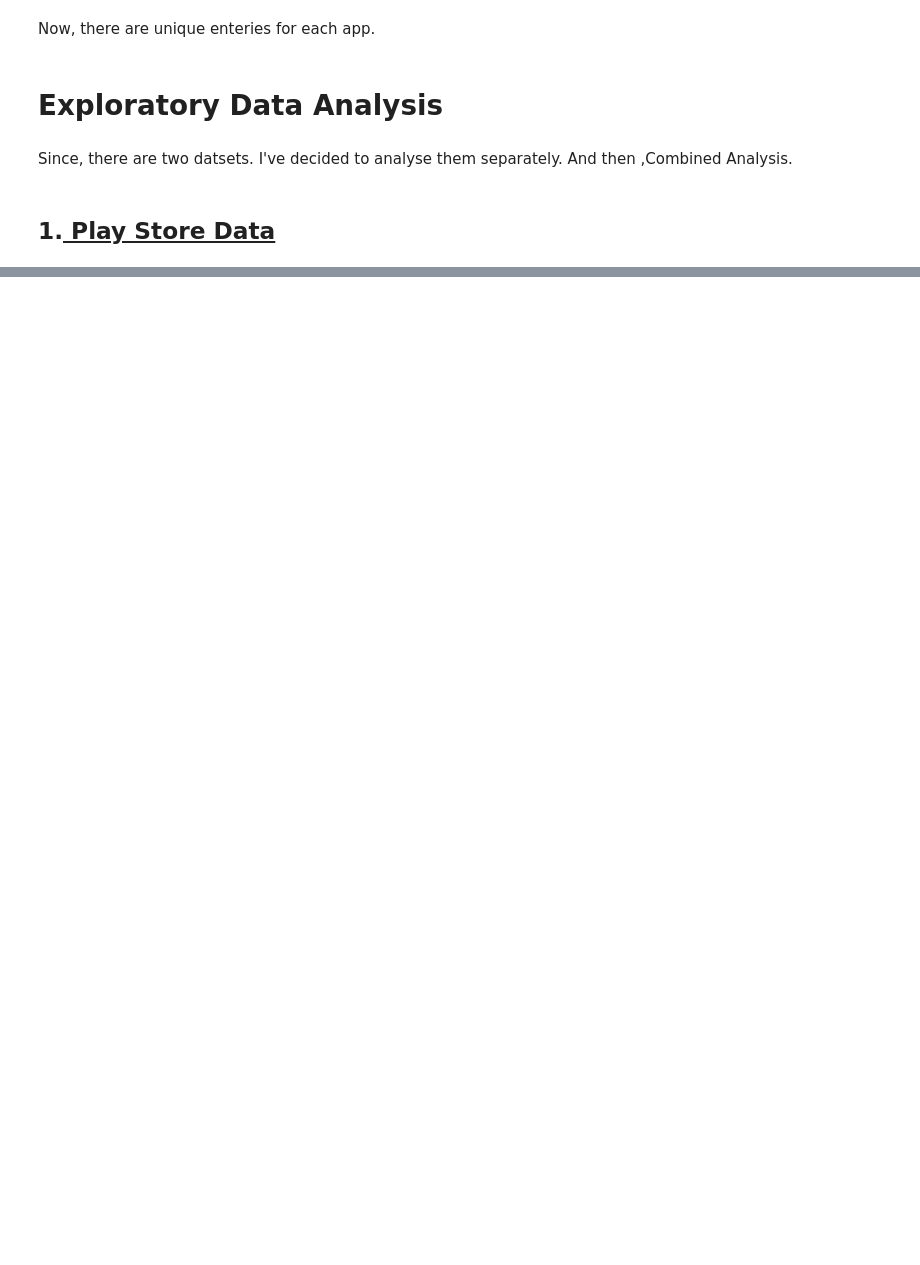
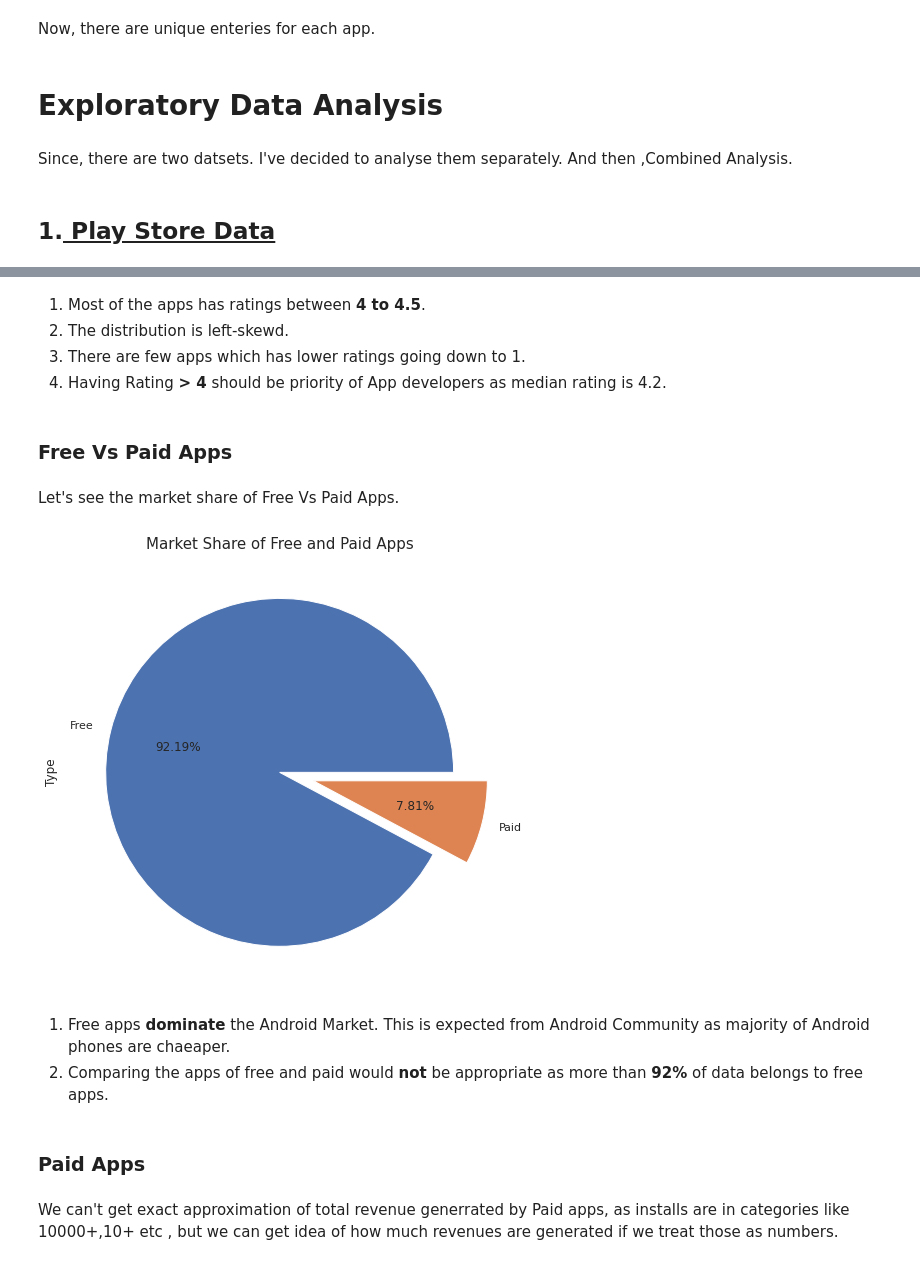
Before and after one commit to swarntam/Comcast_Telecom_Consumer_Complaints, a Jupyter notebook: Play_Store_App_Review_Analysis_Capstone_Project.ipynb, the cells around one changed output, grey strips where cells are left out. Cells and saved outputs as stored; diff of their text form; code cells hidden in the pictures; blank space fills up the shorter version.

```diff
--- a/Play_Store_App_Review_Analysis_Capstone_Project.ipynb
+++ b/Play_Store_App_Review_Analysis_Capstone_Project.ipynb
@@ -859,0 +882,25 @@ avg_rat_by_cat.head()
+# %% [markdown]
+1. Most of the apps has ratings between **4 to 4.5**.
+2. The distribution is left-skewd.
+3. There are few apps which has lower ratings going down to 1.
+4. Having Rating **> 4** should be priority of App developers as median rating is 4.2.
+# %% [markdown]
+### Free Vs Paid Apps
+# %% [markdown]
+Let's see the market share of Free Vs Paid Apps.
+# %%
+data_df['Type'].value_counts().plot(kind='pie',
+                                    figsize=(12,8),
+                                    explode=[0.0,0.2],
+                                    autopct='%1.2f%%')
+plt.title('Market Share of Free and Paid Apps',size=15)
+plt.show()
+# %% [output]
+[figure, added]
+# %% [markdown]
+1. Free apps **dominate** the Android Market. This is expected from Android Community as majority of Android phones are chaeaper.<br>
+2. Comparing the apps of free and paid would **not** be appropriate as more than **92%** of data belongs to free apps.
+# %% [markdown]
+### Paid Apps
+# %% [markdown]
+We can't get exact approximation of total revenue generrated by Paid apps, as installs are in categories like 10000+,10+ etc , but we can get idea of how much revenues are generated if we treat those as numbers.
```
Also changed, not shown: parts of 99 cells of this notebook.
